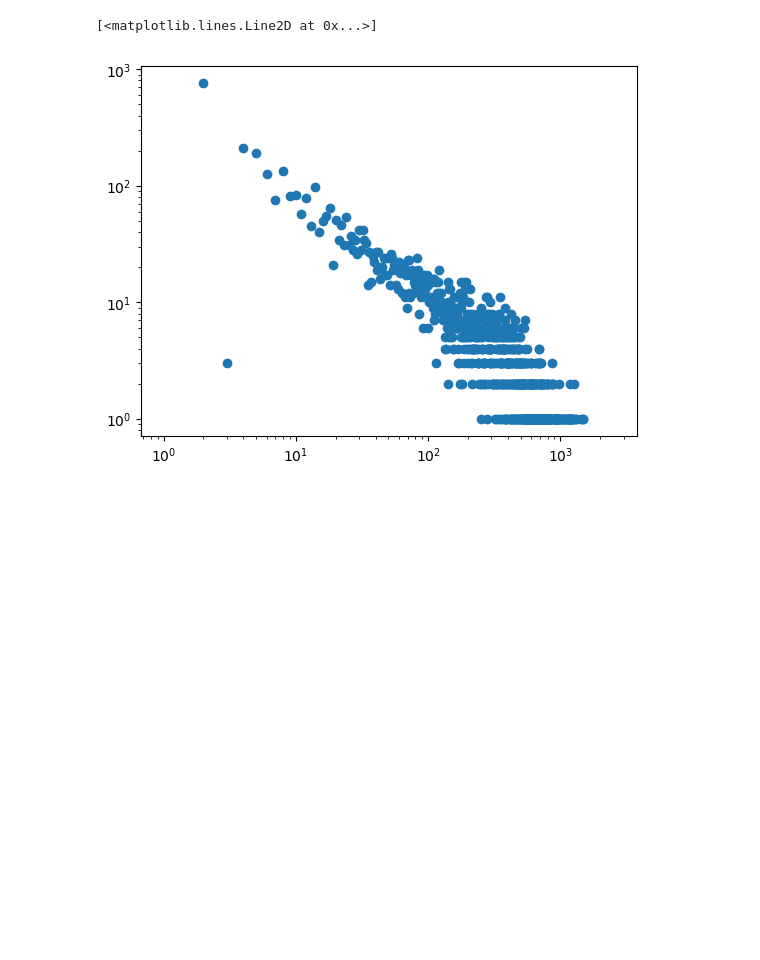
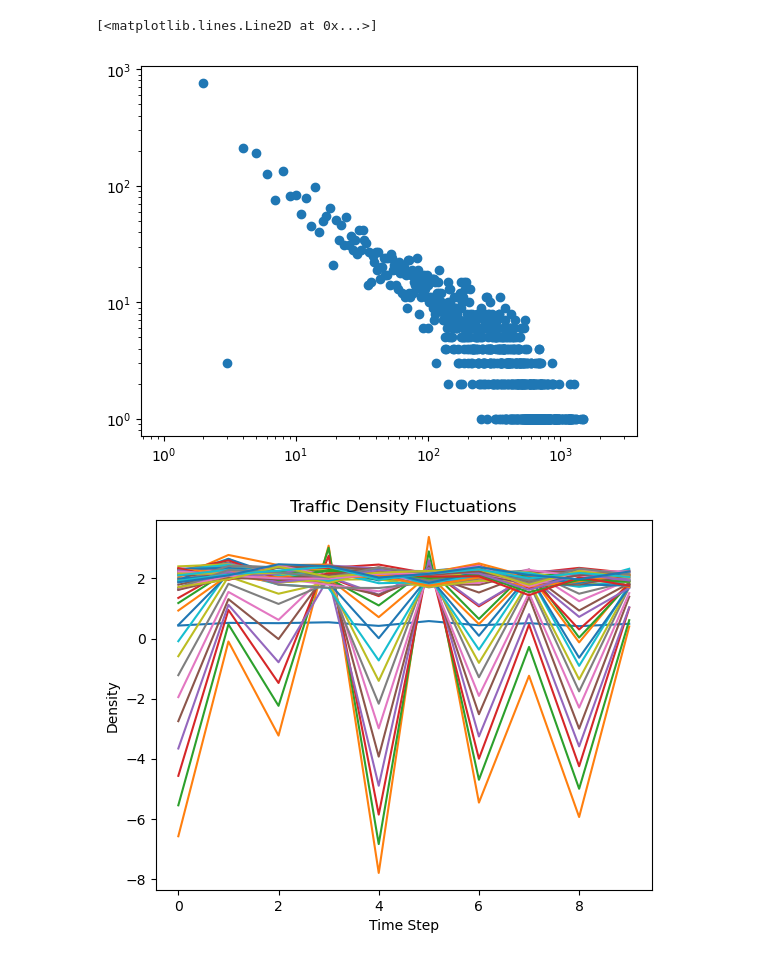
Before and after one commit to ThomasTenDamme/CSS-Group1, a Jupyter notebook: Prep_plot_function.ipynb, the cells around one changed output. Saved outputs shown, nothing was run; the diff lists cells and outputs as text; code cells hidden in the pictures; blank space fills up the shorter version.

Commit message:
Plots to identify SOC behavior and Kinetic wave

```diff
--- a/Prep_plot_function.ipynb
+++ b/Prep_plot_function.ipynb
@@ -359,3 +462,92 @@ def analyze_powerlaw_distribution2(data):
 
     else:
         result = "Power-law distribution"
+# %%
+#addition of avalanche size and density history
+
+def run_model_stochastic_dens_avalanche(p, L, T, n_repetitions=100, v_max=5, p_slowdown=0.1):
+    """
+    Function to run the model for a given p, L, T. It returns the lifespans, jam sizes, and avalanche sizes of all the jams found in the evolution of the CA.
+
+    Parameters:
+    - p (float): The probability of a cell being 1 in the initial state.
+    - L (int): The length of the CA.
+    - T (int): The number of timesteps.
+    - n_repetitions (int): The number of times the model should be run.
+    - v_max (int): Maximum speed of vehicles.
+    - p_slowdown (float): Probability of slowing down.
+
+    Returns:
+    - density_history (list): List of density profiles at each time step.
+    - lifespan_counter (Counter): A counter with the lifespans of all the jams found in the evolutions of the CA.
+    - jam_counter (Counter): A counter with the sizes of all the jams found in the evolutions of the CA.
+    - avalanche_sizes (list): List of avalanche sizes.
+    """
+    ca_184 = CA()
+    total_lifespans = []
+    total_jam_sizes = []
+    density_history = []
+    avalanche_sizes = []
+
+    for i in range(n_repetitions):
+        initial_state = ca_184.gen_initial_state_bernoulli(L, p)
+        random_walk = initial_to_random_walk(initial_state)
+        density_profile = [np.sum(initial_state) / L]  # Initial density profile
+        avalanche_size = 0
+
+        for t in range(T):
+            # Acceleration: Increase the speed of each vehicle by 1, up to the maximum speed
+            random_walk = [min(v + 1, v_max) for v in random_walk]
+
+            # Randomization: With probability p_slowdown, reduce the speed of each vehicle by 1
+            random_walk = [v - 1 if random.random() < p_slowdown and v > 0 else v for v in random_walk]
+
+            # Movement: Move each vehicle forward by its speed
+            random_walk = [0 if (v + 1) == 0 or random.random() < 1 / (v + 1) else v for v in random_walk]
+
+            # Update density profile
+            density_profile.append(np.sum(random_walk) / L)
+
+            # Check for the end of an avalanche
+            if random_walk[-1] == 0:
+                avalanche_sizes.append(avalanche_size)
+                avalanche_size = 0
+            else:
+                avalanche_size += 1
+
+        density_history.append(density_profile)
+
+        cellular_automaton = cpl.evolve(initial_state, timesteps=T, memoize=True, apply_rule=lambda n, c, t: cpl.nks_rule(n, rule=184))
+        cellular_automaton = triangulize_evolution(cellular_automaton)
+
+        lifespans = jam_lifespans(random_walk)
+        total_lifespans += lifespans
+
+        jams = find_elem_jams(cellular_automaton)
+        jam_sizes = [jam[1] for jam in jams]
+        total_jam_sizes += jam_sizes
+
+    lifespan_counter = Counter(total_lifespans)
+    jam_counter = Counter(total_jam_sizes)
+    return density_history, lifespan_counter, jam_counter, avalanche_sizes
+
+# Example usage
+p = 0.5
+L = 100
+T = int(L / 2)
+n_repetitions = 10
+
+density_history, lifespan_counter, jam_counter, avalanche_sizes = run_model_stochastic(p, L, T, n_repetitions)
+
+# Assuming density_history is a list of density arrays over time
+time_steps = len(density_history)
+time = range(time_steps)
+
+plt.plot(time, density_history, label='Density')
+plt.xlabel('Time Step')
+plt.ylabel('Density')
+plt.title('Traffic Density Fluctuations')
+#plt.legend()
+plt.show()
+# %% [output]
+[figure, added]
```
Also changed, not shown: parts of 5 cells of this notebook.
